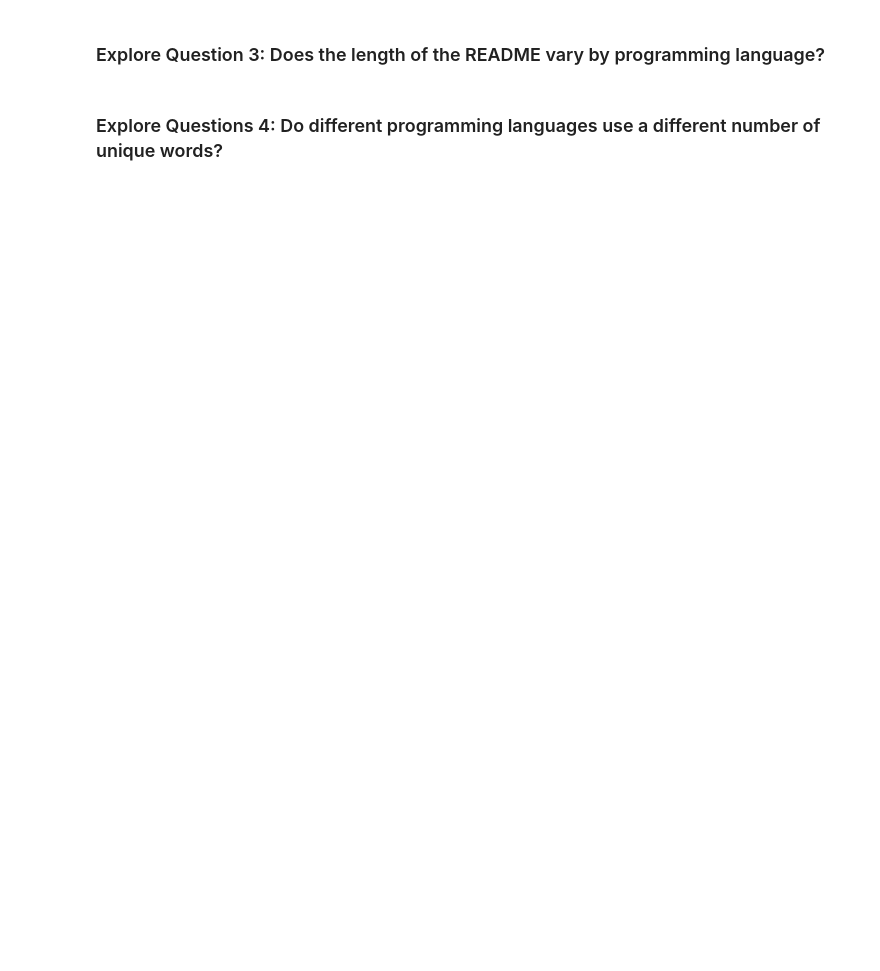
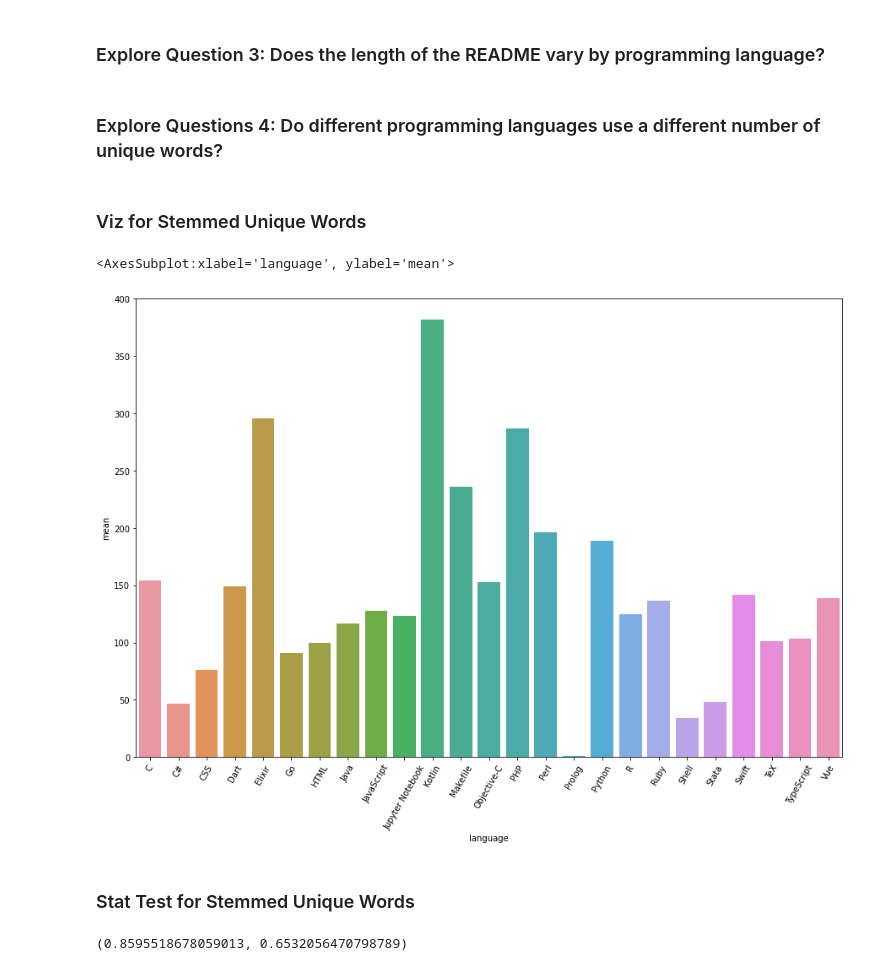
Before and after one commit to Christian-Kristine-Kan-Scott/nlp_project, a Jupyter notebook: scotts_notebook.ipynb, the cells around one changed output. Saved outputs shown, nothing was run; the diff lists cells and outputs as text; code cells hidden in the pictures; blank space fills up the shorter version.

```diff
--- a/scotts_notebook.ipynb
+++ b/scotts_notebook.ipynb
@@ -87,5 +91,5 @@ nut_rep
 # %% [markdown]
 ### Explore Questions 4: Do different programming languages use a different number of unique words?
 # %%
-nut_rep.groupby("language")["cleaned_stemmed_unqiue"].agg(["mean", "median"])
+lang_mean_unqiue_stemmed = nut_rep.groupby("language")["cleaned_stemmed_unique"].agg(["mean"])
 # %%
@@ -92,0 +97,46 @@ nut_rep.groupby("language")["cleaned_lemmed_unqiue"].agg(["mean", "median"])
+# %% [markdown]
+### Viz for Stemmed Unique Words
+# %%
+import seaborn as sns
+import matplotlib.pyplot as plt
+plt.figure(figsize=(15,10))
+plt.xticks(rotation=60)
+sns.barplot(x=lang_mean_unqiue_stemmed.index, y=lang_mean_unqiue_stemmed["mean"])
+# %% [output]
+<AxesSubplot:xlabel='language', ylabel='mean'>
+[figure, added]
+# %% [markdown]
+### Stat Test for Stemmed Unique Words
+# %%
+from scipy.stats import f_oneway
+
+c_stemmed = nut_rep["cleaned_stemmed_unique"][nut_rep["language"] == "C"]
+c_sharp_stemmed = nut_rep["cleaned_stemmed_unique"][nut_rep["language"] == "C#"]
+css_stemmed = nut_rep["cleaned_stemmed_unique"][nut_rep["language"] == "CSS"]
+dart_stemmed = nut_rep["cleaned_stemmed_unique"][nut_rep["language"] == "Dart"]
+elixer_stemmed = nut_rep["cleaned_stemmed_unique"][nut_rep["language"] == "Elixir"]
+go_stemmed = nut_rep["cleaned_stemmed_unique"][nut_rep["language"] == "Go"]
+html_stemmed = nut_rep["cleaned_stemmed_unique"][nut_rep["language"] == "HTML"]
+java_stemmed = nut_rep["cleaned_stemmed_unique"][nut_rep["language"] == "Java"]
+js_stemmed = nut_rep["cleaned_stemmed_unique"][nut_rep["language"] == "JavaScript"]
+nb_stemmed = nut_rep["cleaned_stemmed_unique"][nut_rep["language"] == "Jupyter Notebook"]
+kotlin_stemmed = nut_rep["cleaned_stemmed_unique"][nut_rep["language"] == "Kotlin"]
+makefile_stemmed = nut_rep["cleaned_stemmed_unique"][nut_rep["language"] == "Makefile"]
+objc_stemmed = nut_rep["cleaned_stemmed_unique"][nut_rep["language"] == "Objective-C"]
+php_stemmed = nut_rep["cleaned_stemmed_unique"][nut_rep["language"] == "PHP"]
+perl_stemmed = nut_rep["cleaned_stemmed_unique"][nut_rep["language"] == "Perl"]
+prolog_stemmed = nut_rep["cleaned_stemmed_unique"][nut_rep["language"] == "Prolog"]
+python_stemmed = nut_rep["cleaned_stemmed_unique"][nut_rep["language"] == "Python"]
+r_stemmed = nut_rep["cleaned_stemmed_unique"][nut_rep["language"] == "R"]
+ruby_stemmed = nut_rep["cleaned_stemmed_unique"][nut_rep["language"] == "Ruby"]
+shell_stemmed = nut_rep["cleaned_stemmed_unique"][nut_rep["language"] == "Shell"]
+stata_stemmed = nut_rep["cleaned_stemmed_unique"][nut_rep["language"] == "Stata"]
+swift_stemmed = nut_rep["cleaned_stemmed_unique"][nut_rep["language"] == "Swift"]
+tex_stemmed = nut_rep["cleaned_stemmed_unique"][nut_rep["language"] == "TeX"]
+typescript_stemmed = nut_rep["cleaned_stemmed_unique"][nut_rep["language"] == "TypeScript"]
+vue_stemmed = nut_rep["cleaned_stemmed_unique"][nut_rep["language"] == "Vue"]
+
+f, p = f_oneway(c_stemmed, c_sharp_stemmed, css_stemmed, dart_stemmed, elixer_stemmed, go_stemmed, html_stemmed, java_stemmed, js_stemmed, nb_stemmed, kotlin_stemmed, makefile_stemmed, objc_stemmed, php_stemmed, perl_stemmed, prolog_stemmed, python_stemmed, r_stemmed, ruby_stemmed, shell_stemmed, stata_stemmed, swift_stemmed, tex_stemmed, typescript_stemmed, vue_stemmed, axis=0)
+f, p
+# %% [output]
+(0.8595518678059013, 0.6532056470798789)
```
Also changed, not shown: parts of 10 cells of this notebook, 2 other files.
